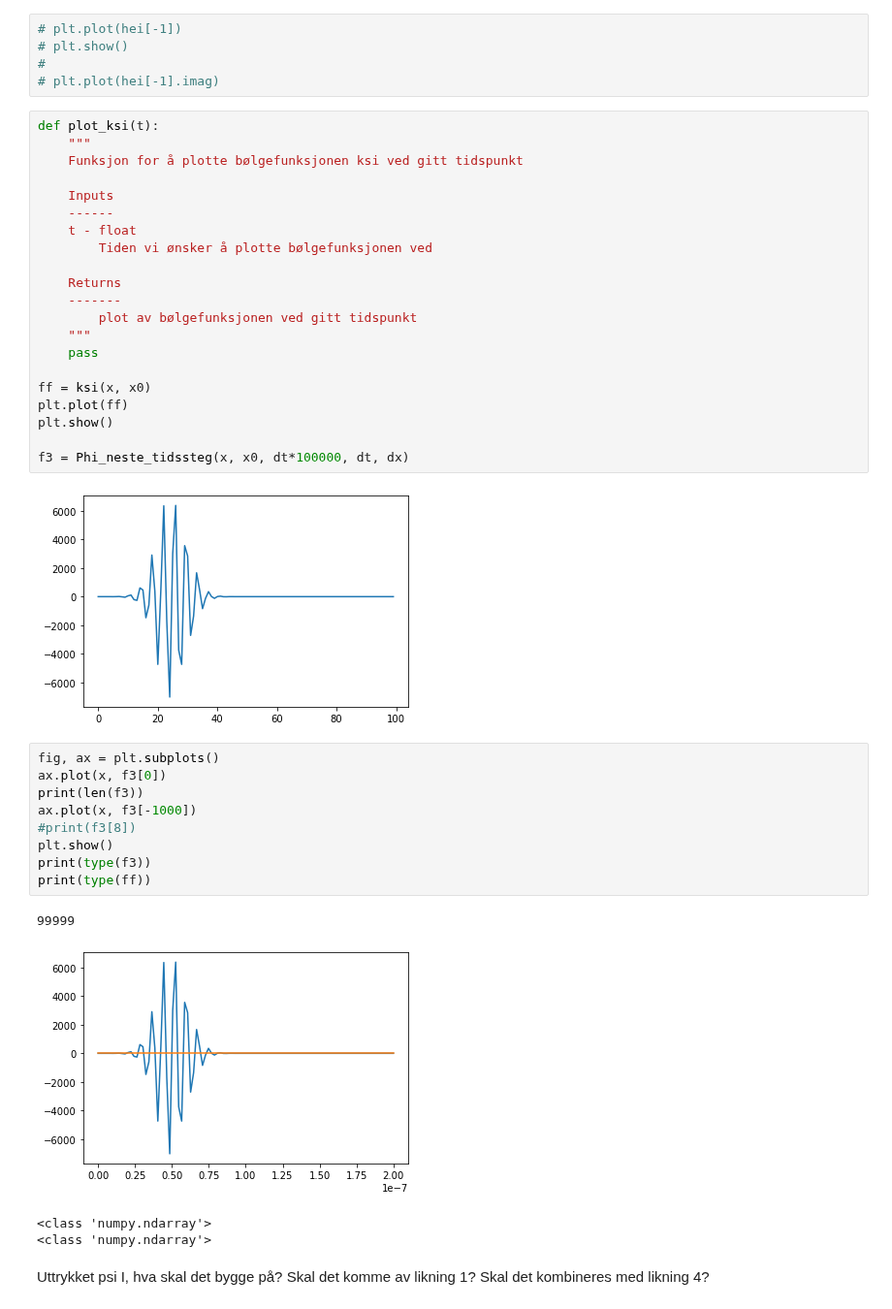
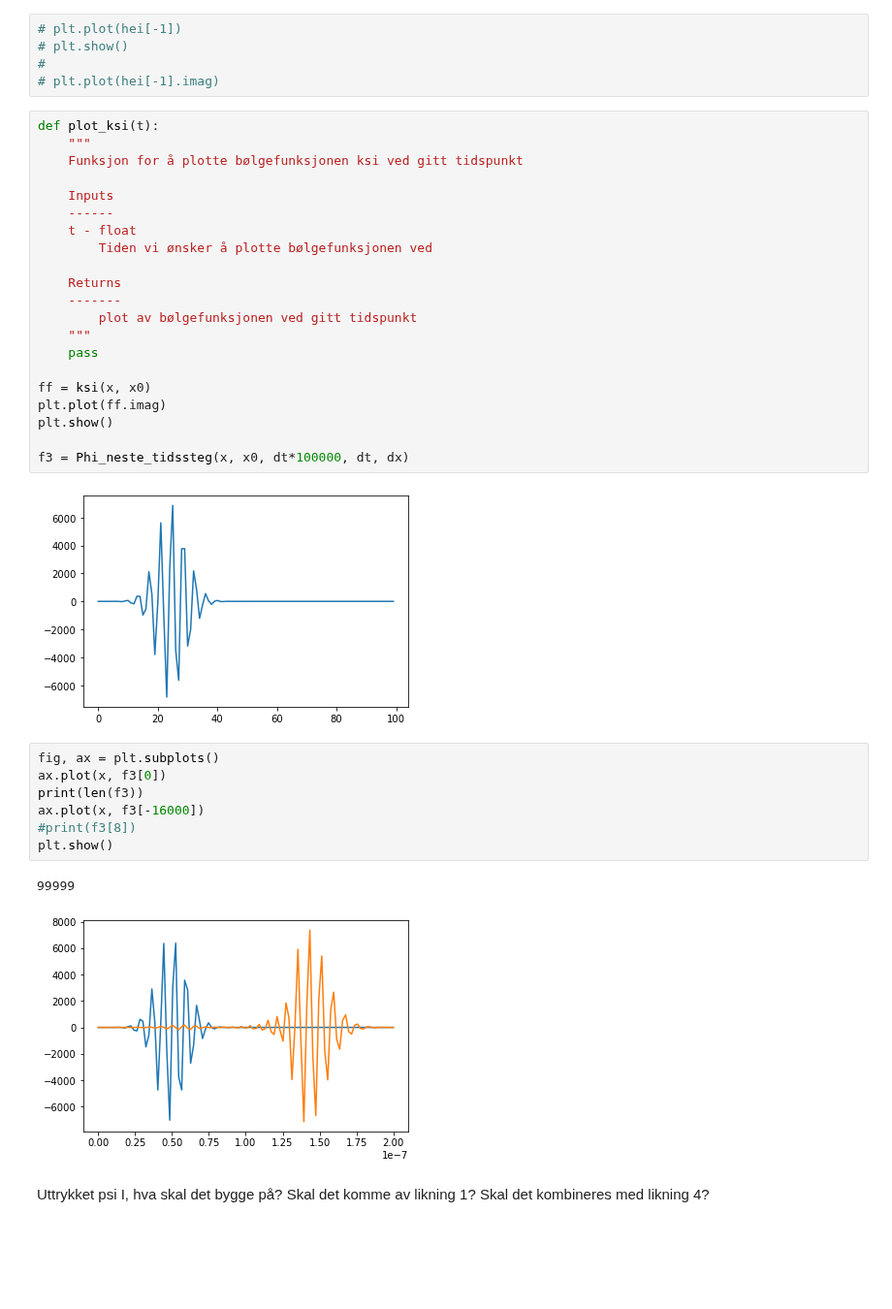
Before and after one commit to astridmo/Fys245-Quantum-physics, a Jupyter notebook: oblig/ObligFys245.ipynb, the cells around one changed output. Shown at 97% size. Drawn from its saved outputs; the diff is of its cells as text; blank space fills up the shorter version.

```diff
--- a/oblig/ObligFys245.ipynb
+++ b/oblig/ObligFys245.ipynb
@@ -577,26 +577,22 @@ def plot_ksi(t):
     pass
 
 ff = ksi(x, x0)
-plt.plot(ff)
+plt.plot(ff.imag)
 plt.show()
 
 f3 = Phi_neste_tidssteg(x, x0, dt*100000, dt, dx)
 # %% [output]
-[figure, old version]
+[figure, new version]
 # %%
 fig, ax = plt.subplots()
 ax.plot(x, f3[0])
 print(len(f3))
-ax.plot(x, f3[-1000])
+ax.plot(x, f3[-16000])
 #print(f3[8])
 plt.show()
-print(type(f3))
-print(type(ff))
 # %% [output]
 99999
-[figure, old version]
+[figure, new version]
-<class 'numpy.ndarray'>
-<class 'numpy.ndarray'>
 # %% [markdown]
 Uttrykket psi I, hva skal det bygge på? Skal det komme av likning 1? Skal det kombineres med likning 4?
 # %% [markdown]
```
Also changed, not shown: parts of 1 cell of this notebook.
